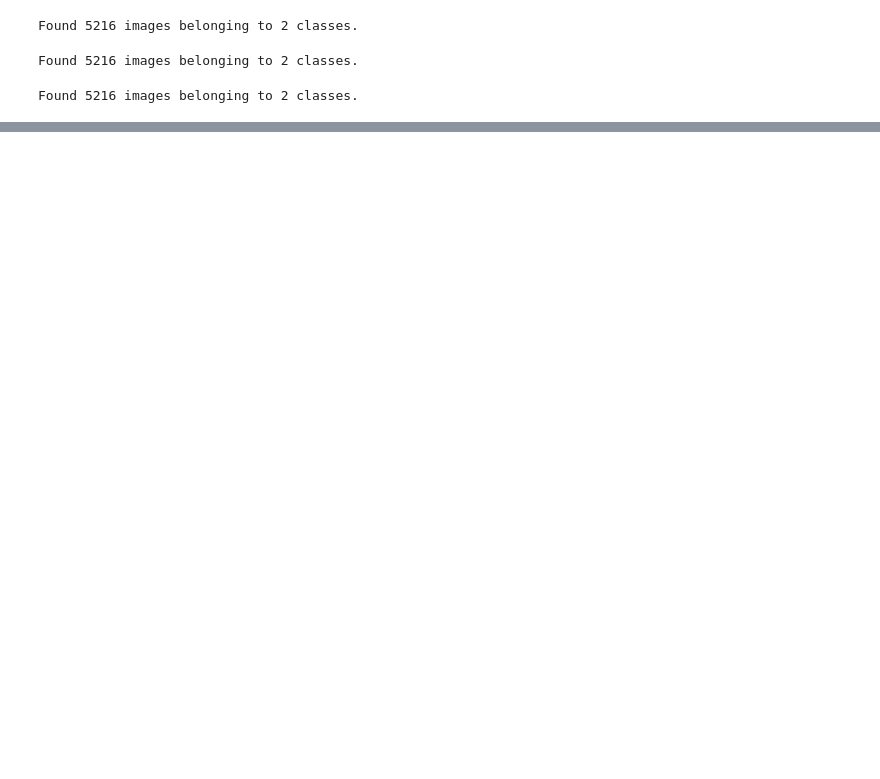
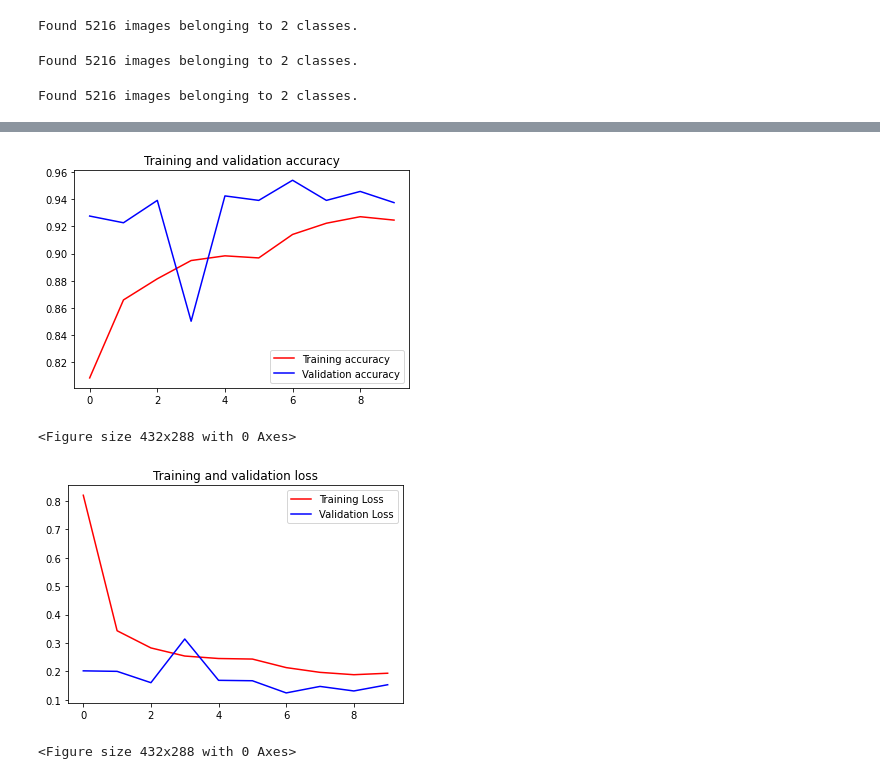
Before and after one commit to imostafizur/CSE498R, a Jupyter notebook: Pneumonia_InceptionV3.ipynb, the cells around one changed output, grey strips where cells are left out. Drawn from its saved outputs; the diff is of its cells as text; code cells hidden in the pictures; blank space fills up the shorter version.

```diff
--- a/Pneumonia_InceptionV3.ipynb
+++ b/Pneumonia_InceptionV3.ipynb
@@ -196,7 +197,7 @@ terminate_on_nan = TerminateOnNaN()
 history = model.fit_generator(
         train_generator,
         steps_per_epoch=5216 // 32,
-        epochs=10,
+        epochs=100,
         validation_data=val_generator,
         validation_steps=624 // 32,
         callbacks=[checkpoint, earlystop, reduce_lr, tensorboard, csv_logger, lambda_callback, terminate_on_nan])
@@ -204,0 +225,25 @@ Epoch 1/10
+# %%
+#Plot the accuracy and loss curves for training and validation
+import matplotlib.pyplot as plt
+acc = history.history['accuracy']
+val_acc = history.history['val_accuracy']
+loss = history.history['loss']
+val_loss = history.history['val_loss']
+epochs = range(len(acc))
+plt.plot(epochs, acc, 'r', label='Training accuracy')
+plt.plot(epochs, val_acc, 'b', label='Validation accuracy')
+plt.title('Training and validation accuracy')
+plt.legend(loc=0)
+plt.figure()
+plt.show()
+plt.plot(epochs, loss, 'r', label='Training Loss')
+plt.plot(epochs, val_loss, 'b', label='Validation Loss')
+plt.title('Training and validation loss')
+plt.legend(loc=0)
+plt.figure()
+plt.show()
+# %% [output]
+[figure, added]
+<Figure size 432x288 with 0 Axes>
+[figure, added]
+<Figure size 432x288 with 0 Axes>
```
Also changed, not shown: parts of 6 cells of this notebook.
